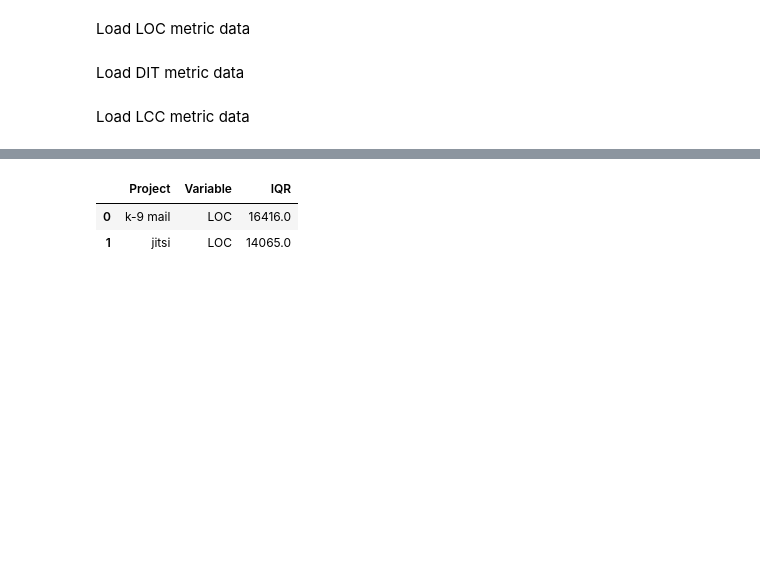
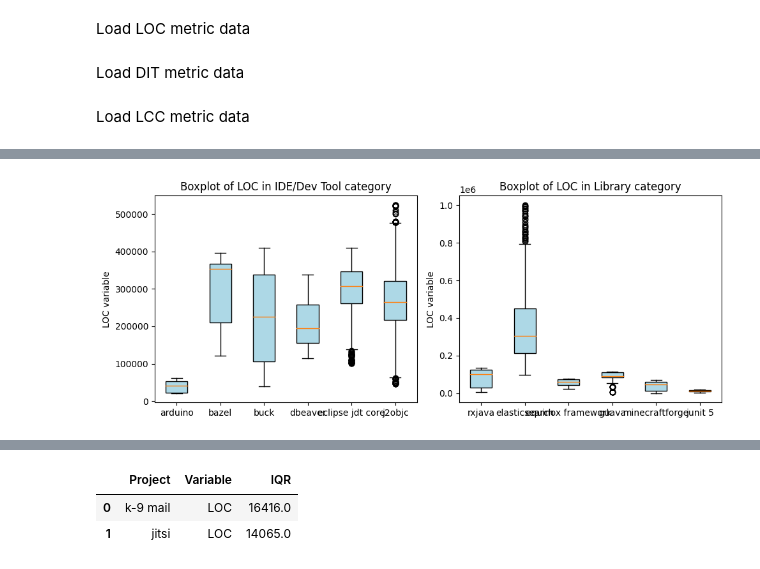
Before and after one commit to alenkaja00/time-series-study, a Jupyter notebook: rq2_analysis.ipynb, the cells around one changed output, grey strips where cells are left out. Cells and saved outputs as stored; diff of their text form; code cells hidden in the pictures; blank space fills up the shorter version.

```diff
--- a/rq2_analysis.ipynb
+++ b/rq2_analysis.ipynb
@@ -39,0 +68,4 @@ cicd_lcc_data = pd.read_csv('./groups/lcc/cicd_lcc.csv', index_col=0)
+# %%
+draw_boxplot(ide_loc_data, lib_loc_data, 'LOC', 'IDE/Dev Tool', 'Library')
+# %% [output]
+[figure, added]
```
Also changed, not shown: parts of 30 cells of this notebook.
